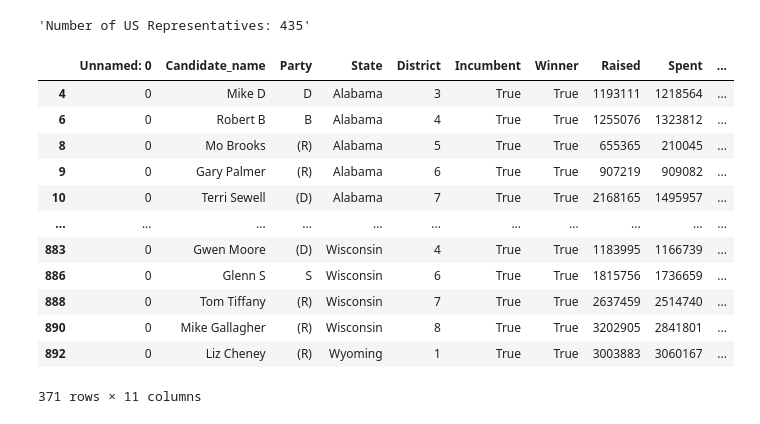
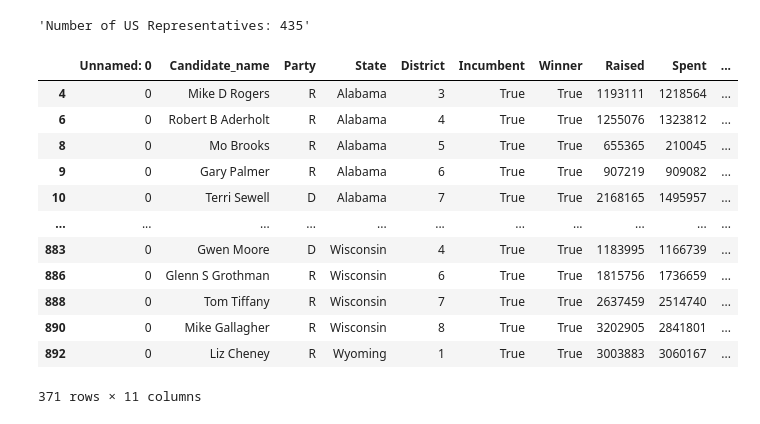
Before and after one commit to nss-data-science-cohort-5/webscraping_open_secrets-silver-ish-sharks, a Jupyter notebook: notebooks/Analyses_Conrad.ipynb, the cells around one changed output. Drawn from its saved outputs; the diff is of its cells as text; code cells hidden in the pictures.

```diff
--- a/notebooks/Analyses_Conrad.ipynb
+++ b/notebooks/Analyses_Conrad.ipynb
@@ -66,20 +66,20 @@ district_count
 | 4 | California | 53 | CA |
 'Number of US Representatives: 435'
 # %%
-incumbent_data = election_results[(election_results['Incumbent'] == True) & (election_results['Winner'] == True)]
-incumbent_data
+incumbent_win = election_results[(election_results['Incumbent'] == True) & (election_results['Winner'] == True)]
+incumbent_win
 # %% [output]
 |  | Unnamed: 0 | Candidate_name | Party | State | District | Incumbent | Winner | Raised | Spent | ... |
-| 4 | 0 | Mike D | D | Alabama | 3 | True | True | 1193111 | 1218564 | ... |
-| 6 | 0 | Robert B | B | Alabama | 4 | True | True | 1255076 | 1323812 | ... |
-| 8 | 0 | Mo Brooks | (R) | Alabama | 5 | True | True | 655365 | 210045 | ... |
-| 9 | 0 | Gary Palmer | (R) | Alabama | 6 | True | True | 907219 | 909082 | ... |
-| 10 | 0 | Terri Sewell | (D) | Alabama | 7 | True | True | 2168165 | 1495957 | ... |
+| 4 | 0 | Mike D Rogers | R | Alabama | 3 | True | True | 1193111 | 1218564 | ... |
+| 6 | 0 | Robert B Aderholt | R | Alabama | 4 | True | True | 1255076 | 1323812 | ... |
+| 8 | 0 | Mo Brooks | R | Alabama | 5 | True | True | 655365 | 210045 | ... |
+| 9 | 0 | Gary Palmer | R | Alabama | 6 | True | True | 907219 | 909082 | ... |
+| 10 | 0 | Terri Sewell | D | Alabama | 7 | True | True | 2168165 | 1495957 | ... |
 | ... | ... | ... | ... | ... | ... | ... | ... | ... | ... | ... |
-| 883 | 0 | Gwen Moore | (D) | Wisconsin | 4 | True | True | 1183995 | 1166739 | ... |
-| 886 | 0 | Glenn S | S | Wisconsin | 6 | True | True | 1815756 | 1736659 | ... |
-| 888 | 0 | Tom Tiffany | (R) | Wisconsin | 7 | True | True | 2637459 | 2514740 | ... |
-| 890 | 0 | Mike Gallagher | (R) | Wisconsin | 8 | True | True | 3202905 | 2841801 | ... |
-| 892 | 0 | Liz Cheney | (R) | Wyoming | 1 | True | True | 3003883 | 3060167 | ... |
+| 883 | 0 | Gwen Moore | D | Wisconsin | 4 | True | True | 1183995 | 1166739 | ... |
+| 886 | 0 | Glenn S Grothman | R | Wisconsin | 6 | True | True | 1815756 | 1736659 | ... |
+| 888 | 0 | Tom Tiffany | R | Wisconsin | 7 | True | True | 2637459 | 2514740 | ... |
+| 890 | 0 | Mike Gallagher | R | Wisconsin | 8 | True | True | 3202905 | 2841801 | ... |
+| 892 | 0 | Liz Cheney | R | Wyoming | 1 | True | True | 3003883 | 3060167 | ... |
 371 rows × 11 columns
 # %%
```
Also changed, not shown: parts of 7 cells of this notebook.
